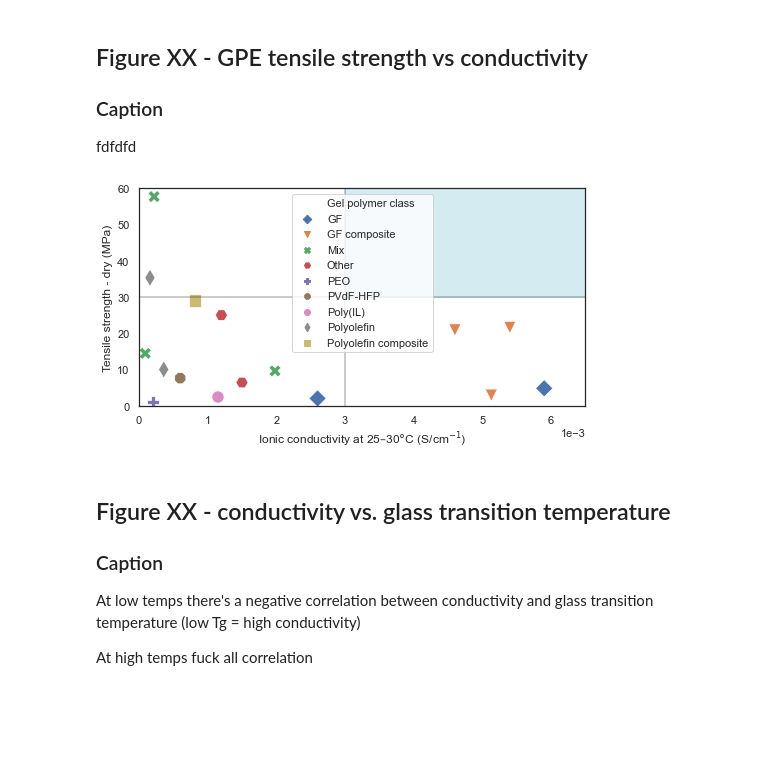
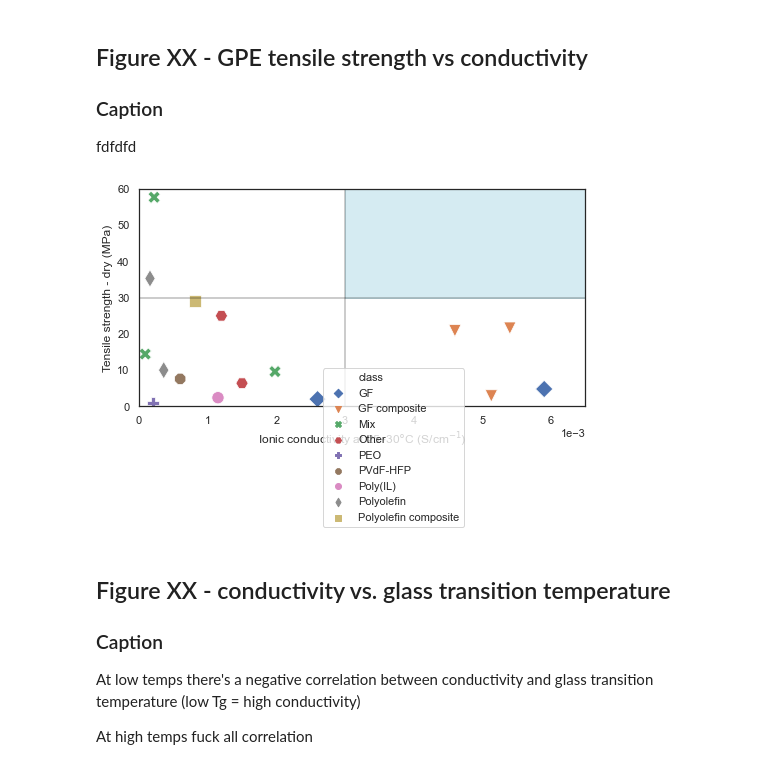
Before and after one commit to jknottUOW/polymer-review-paper, a Jupyter notebook: FIGURES.ipynb, the cells around one changed output. Saved outputs shown, nothing was run; the diff lists cells and outputs as text; code cells hidden in the pictures; blank space fills up the shorter version.

```diff
--- a/FIGURES.ipynb
+++ b/FIGURES.ipynb
@@ -154,37 +158,41 @@ df_cond_strength.dropna(inplace=True)
 df_cond_strength.sort_values(by=['class'], inplace=True)
 
 sns.set()
 sns.set_style("white")
 sns.set_context("notebook",rc={'axes.grid': True})
 plt.figure(figsize=(8, 4))
 markers = ['D', 'v', 'X', 'H', 'P', '8', 'o', 'd', 's']
 
 fig_cond = sns.scatterplot(
                 x='conductivity_(20-30)degC',
                 y='strength_tensile_dry',
                 hue='class',
                 data=df_cond_strength,
                 s=150,
                 style='class',
-                markers=markers
+                markers=markers,
                 )
 
-plt.legend(loc='center left', bbox_to_anchor=(1.25, 0.5), ncol=1)
+
+
 plt.xlabel('Ionic conductivity at 25$\endash$30$\degree$C (S/cm$^{-1}$)')
 plt.ylabel('Tensile strength - dry (MPa)')
-plt.legend().texts[0].set_text("Gel polymer class")
+
 plt.xlim(0, 0.0065)
 plt.ylim(0, 60)
 plt.ticklabel_format(style='sci', axis='x',scilimits=(0,0))
+
+plt.legend().texts[0].set_text("Gel polymer class")
+plt.legend(loc='centre left', bbox_to_anchor=(0.4, 0.2))
 
 plt.plot([0.003, 0.003], [-10, 80], linewidth=2, color='black', alpha=0.2)
 plt.plot([-1, 1], [30, 30], linewidth=2, color='black', alpha=0.2)
 fig_cond.add_patch(patches.Rectangle((0.003, 30), 1, 60, color='lightblue', alpha=0.5))
 
 plt.savefig('.\FIGURES\GPE_strength-vs-conductivity.svg',
            transparent=False)
 # %% [output]
-[figure, old version]
+[figure, new version]
 # %% [markdown]
 ## Figure XX - conductivity vs. glass transition temperature
 ### Caption
```
Also changed, not shown: parts of 3 cells of this notebook, 4 other files.
